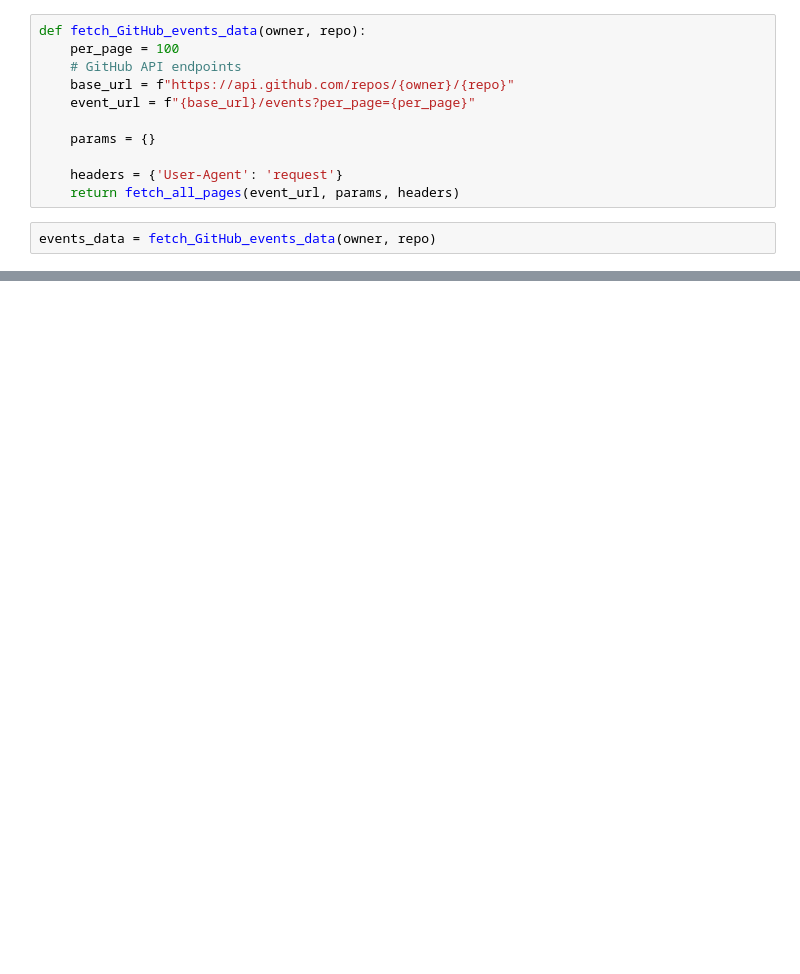
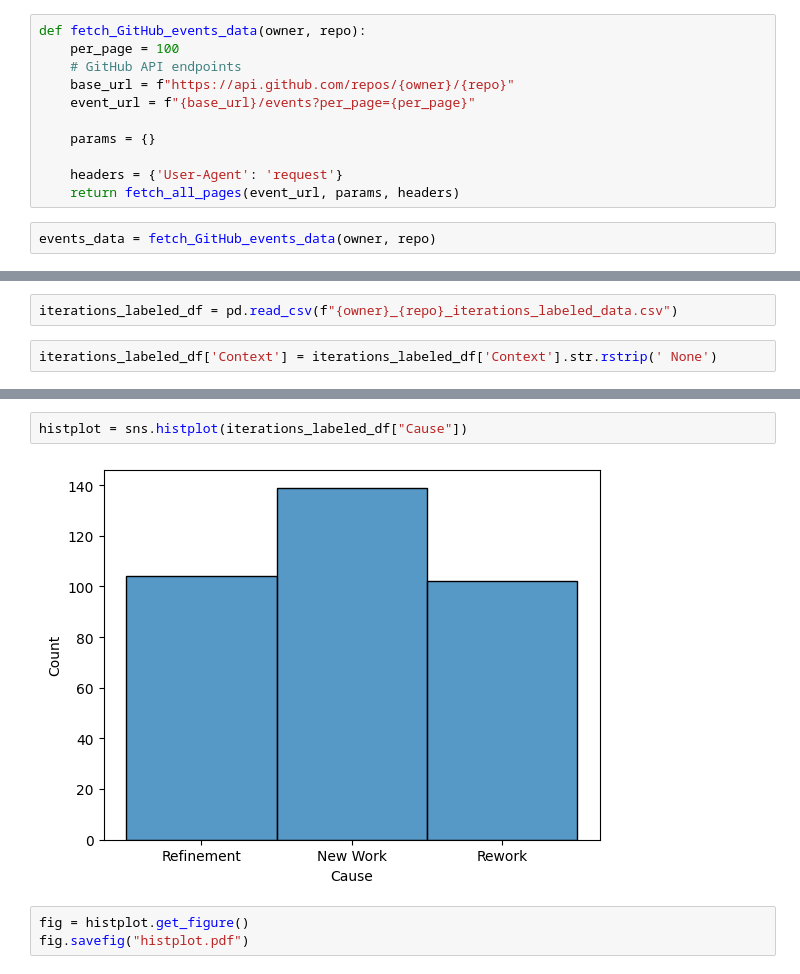
Before and after one commit to NightD116/Characterizing-iteration-in-software-developement, a Jupyter notebook: GitHub_data_extraction.ipynb, the cells around one changed output, grey strips where cells are left out. Drawn from its saved outputs; the diff is of its cells as text; blank space fills up the shorter version.

```diff
--- a/GitHub_data_extraction.ipynb
+++ b/GitHub_data_extraction.ipynb
@@ -172,0 +342,4 @@ Index(['id', 'type', 'actor', 'repo', 'payload', 'public', 'created_at',
+# %%
+iterations_labeled_df = pd.read_csv(f"{owner}_{repo}_iterations_labeled_data.csv")
+# %%
+iterations_labeled_df['Context'] = iterations_labeled_df['Context'].str.rstrip(' None')
@@ -172,0 +362,7 @@ Index(['id', 'type', 'actor', 'repo', 'payload', 'public', 'created_at',
+# %%
+histplot = sns.histplot(iterations_labeled_df["Cause"])
+# %% [output]
+[figure, added]
+# %%
+fig = histplot.get_figure()
+fig.savefig("histplot.pdf")
```
Also changed, not shown: parts of 34 cells of this notebook, 16 other files.
